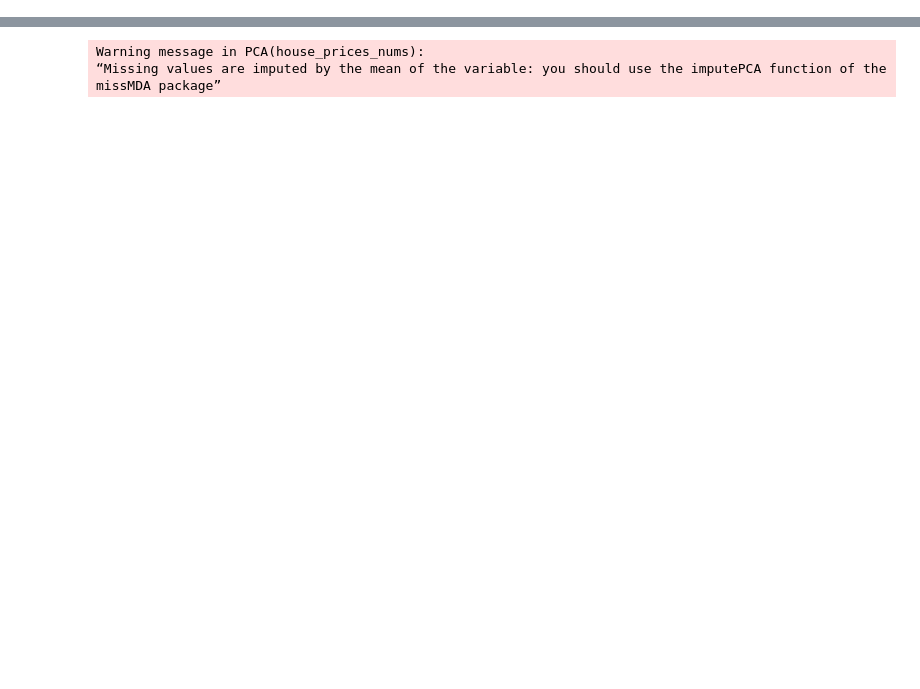
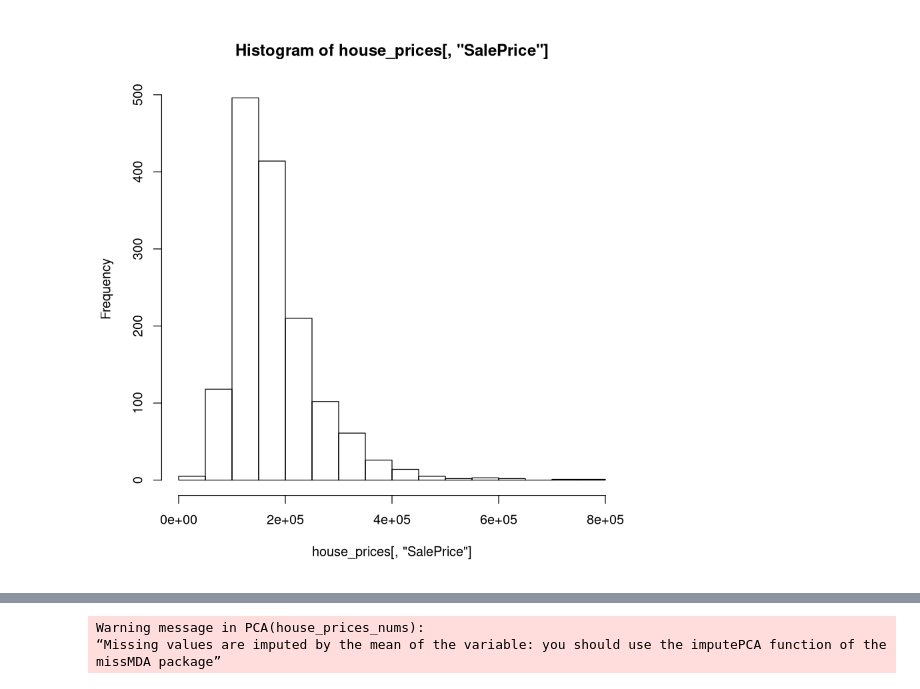
Before and after one commit to Simplon-IA-Bdx-1/house-prices-nicolasa-guillaume, a Jupyter notebook: House Prices Data exploration.ipynb, the cells around one changed output, grey strips where cells are left out. Saved outputs shown, nothing was run; the diff lists cells and outputs as text; code cells hidden in the pictures; blank space fills up the shorter version.

```diff
--- a/House Prices Data exploration.ipynb
+++ b/House Prices Data exploration.ipynb
@@ -26,0 +65,4 @@ colnames(house_prices)
+# %%
+hist(house_prices[,'SalePrice'])
+# %% [output]
+[figure, added]
```
Also changed, not shown: parts of 39 cells of this notebook, 2 other files.
